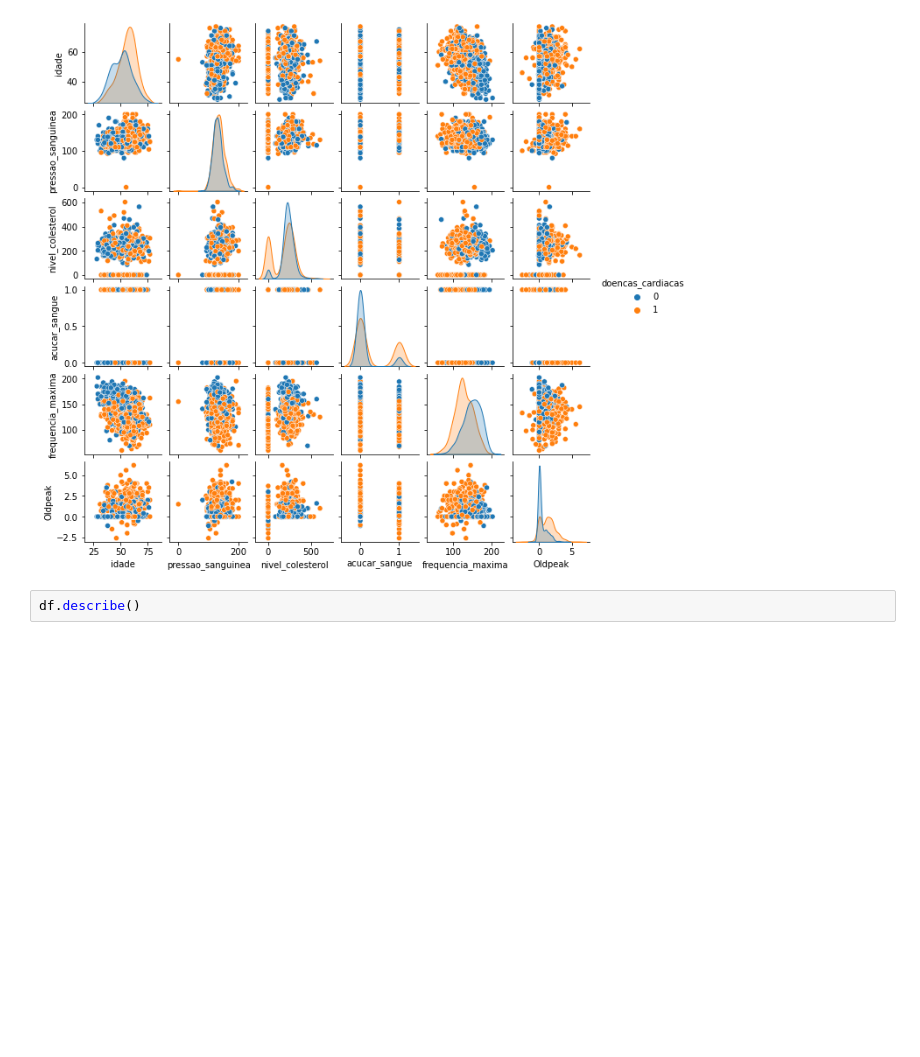
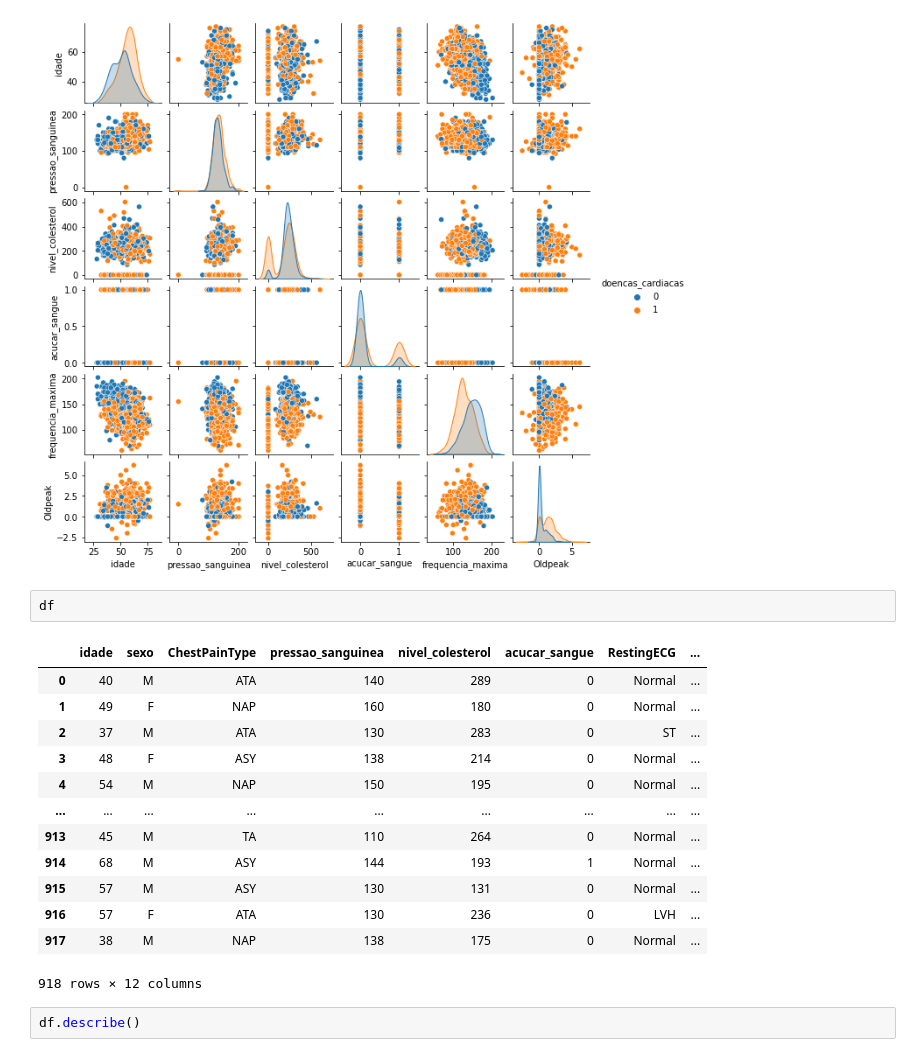
Before and after one commit to luanams/Projeto-2-cdados, a Jupyter notebook: PROJETO 2.ipynb, the cells around one changed output. Drawn from its saved outputs; the diff is of its cells as text; blank space fills up the shorter version.

```diff
--- a/PROJETO 2.ipynb
+++ b/PROJETO 2.ipynb
@@ -47,6 +47,22 @@ df.head()
 sns.pairplot(df, hue = 'doencas_cardiacas', height=1.5);
 # %% [output]
 [figure]
+# %%
+df
+# %% [output]
+|  | idade | sexo | ChestPainType | pressao_sanguinea | nivel_colesterol | acucar_sangue | RestingECG | ... |
+| 0 | 40 | M | ATA | 140 | 289 | 0 | Normal | ... |
+| 1 | 49 | F | NAP | 160 | 180 | 0 | Normal | ... |
+| 2 | 37 | M | ATA | 130 | 283 | 0 | ST | ... |
+| 3 | 48 | F | ASY | 138 | 214 | 0 | Normal | ... |
+| 4 | 54 | M | NAP | 150 | 195 | 0 | Normal | ... |
+| ... | ... | ... | ... | ... | ... | ... | ... | ... |
+| 913 | 45 | M | TA | 110 | 264 | 0 | Normal | ... |
+| 914 | 68 | M | ASY | 144 | 193 | 1 | Normal | ... |
+| 915 | 57 | M | ASY | 130 | 131 | 0 | Normal | ... |
+| 916 | 57 | F | ATA | 130 | 236 | 0 | LVH | ... |
+| 917 | 38 | M | NAP | 138 | 175 | 0 | Normal | ... |
+918 rows × 12 columns
 # %%
 df.describe()
 # %% [output]
```
Also changed, not shown: parts of 4 cells of this notebook.
